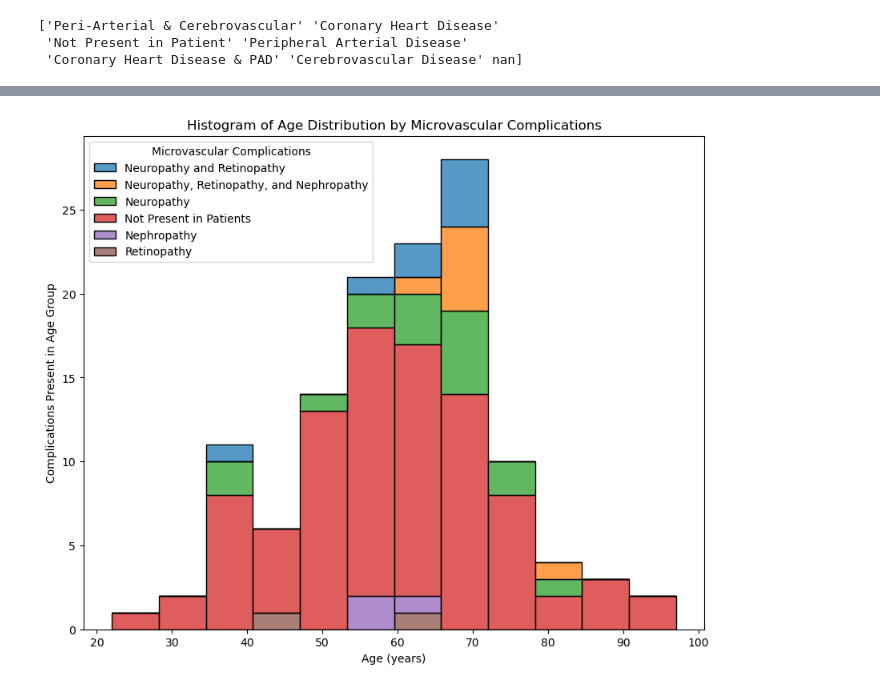
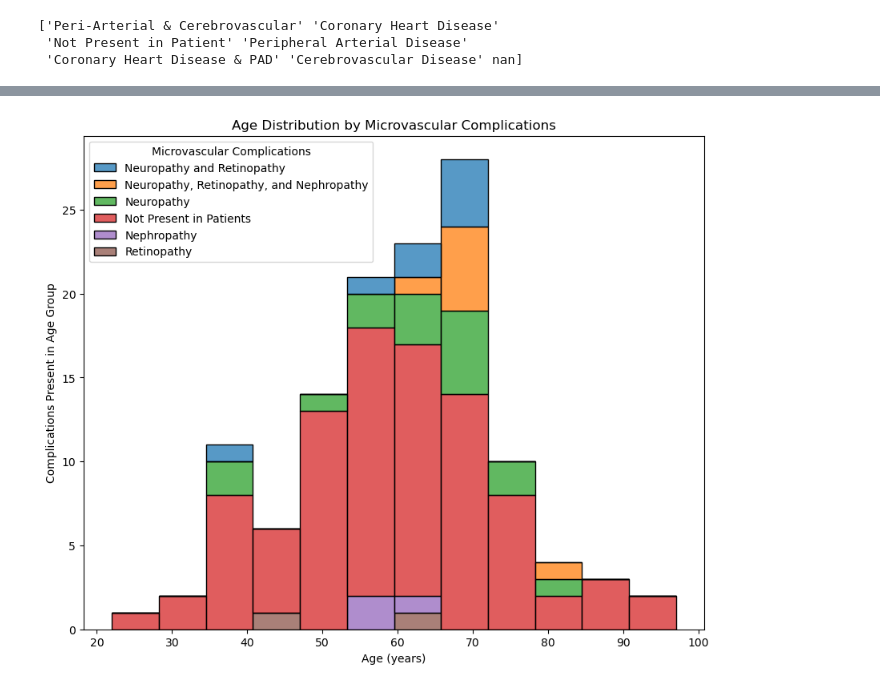
Before and after one commit to LaShawnSykes/Group-3_Project1, a Jupyter notebook: Code/rev_dataset.ipynb, the cells around one changed output, grey strips where cells are left out. Saved outputs shown, nothing was run; the diff lists cells and outputs as text; code cells hidden in the pictures.

```diff
--- a/Code/rev_dataset.ipynb
+++ b/Code/rev_dataset.ipynb
@@ -382,16 +396,16 @@ plt.savefig('bmidmc.png')
 # %%
 # Visualization 5: Histogram of Age Distribution by Microvascular Complications
 plt.figure(figsize=(10, 8))
 sns.histplot(data=cd1, x='Age (years)', hue='Microvascular Complications', multiple='stack')
-plt.title('Histogram of Age Distribution by Microvascular Complications')
+plt.title('Age Distribution by Microvascular Complications')
 plt.savefig('histogram.png')
 plt.ylabel('Complications Present in Age Group')
 plt.show()
 
 # What can be stated with this graph is that the youngest and oldest of the population tested had no Microvascular Complications,
 # while the majority of patients 55-70 had most if not all of the issues associated with Microvascular Complications
 # %% [output]
-[figure, old version]
+[figure, new version]
 # %%
 # Visualization 6: Heatmap of Correlation Matrix
 # Drop non-numeric columns before calculating the correlation matrix
```
Also changed, not shown: parts of 7 cells of this notebook, 8 other files.
